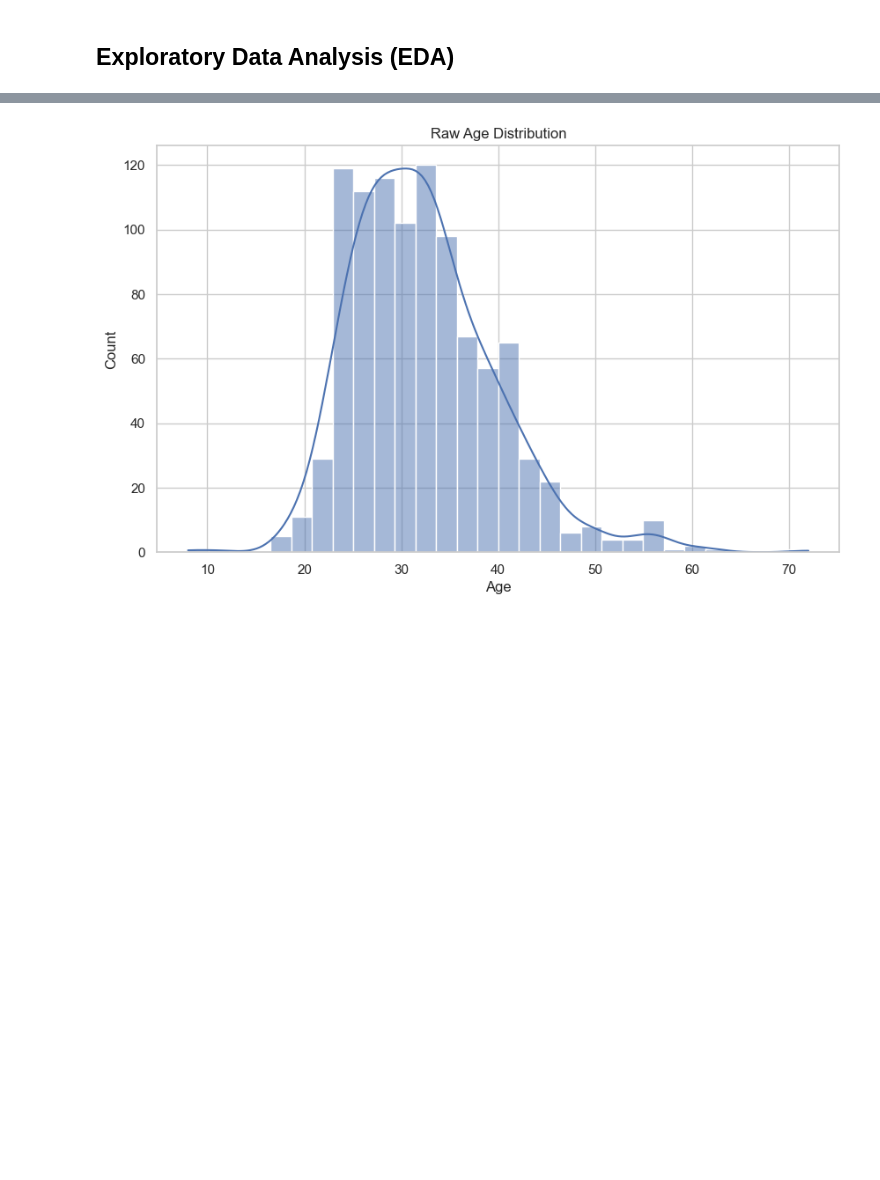
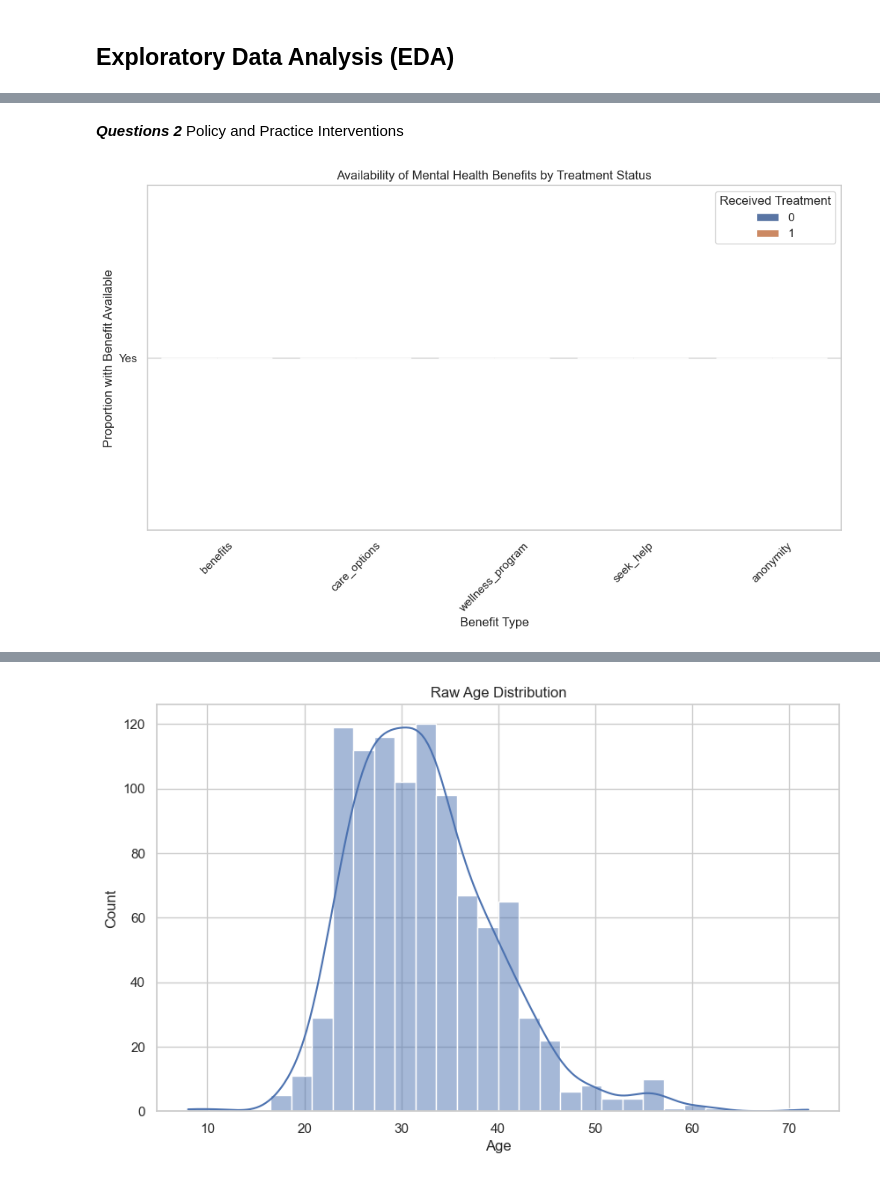
Before and after one commit to RahatBinOamr/mental-health-tech-survey, a Jupyter notebook: mental_helth.ipynb, the cells around one changed output, grey strips where cells are left out. Drawn from its saved outputs; the diff is of its cells as text; code cells hidden in the pictures; blank space fills up the shorter version.

```diff
--- a/mental_helth.ipynb
+++ b/mental_helth.ipynb
@@ -821,0 +693,18 @@ Data Accuracy Summary:
+# %% [markdown]
+***Questions 2*** Policy and Practice Interventions
+# %%
+# Workplace benefits analysis
+benefit_cols = ['benefits', 'care_options', 'wellness_program', 'seek_help', 'anonymity']
+benefit_data = df[benefit_cols + ['received_treatment']].melt(id_vars='received_treatment')
+
+plt.figure(figsize=(12, 6))
+sns.barplot(x='variable', y='value', hue='received_treatment',
+            data=benefit_data, estimator=lambda x: sum(x=='Yes')/len(x))
+plt.title('Availability of Mental Health Benefits by Treatment Status')
+plt.ylabel('Proportion with Benefit Available')
+plt.xlabel('Benefit Type')
+plt.xticks(rotation=45)
+plt.legend(title='Received Treatment')
+plt.show()
+# %% [output]
+[figure, added]
```
Also changed, not shown: parts of 33 cells of this notebook, 2 other files.
